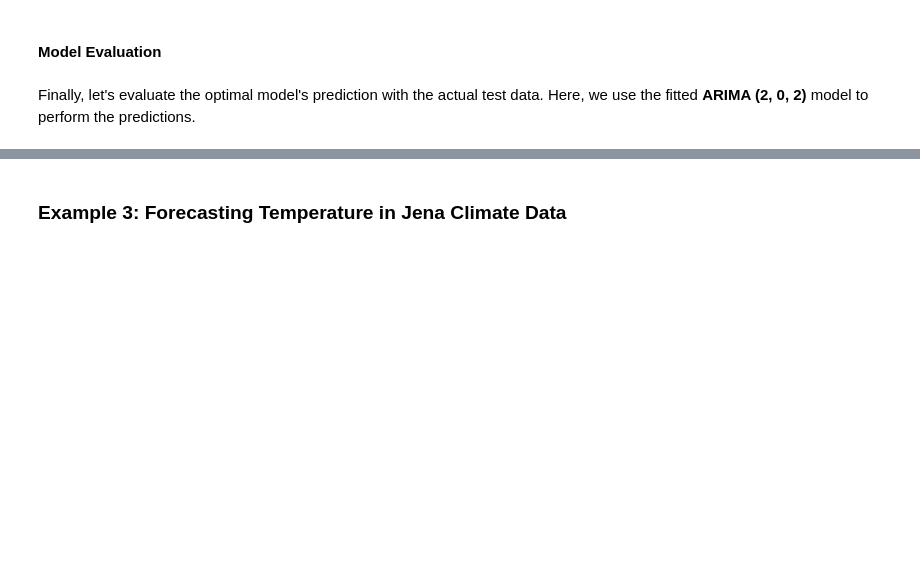
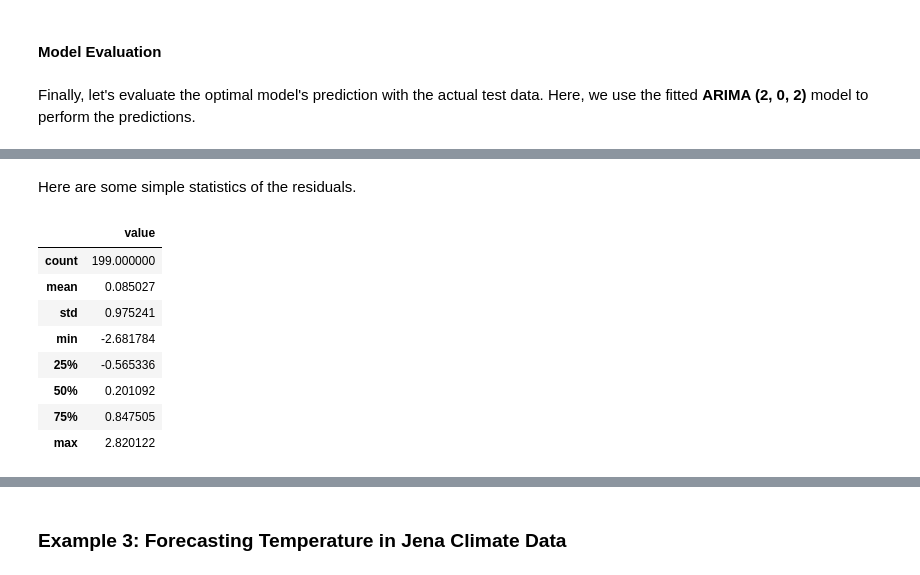
Before and after one commit to norbertgerena/time_series_handbook, a Jupyter notebook: 01_AutoRegressiveIntegratedMovingAverage/01_AutoRegressiveIntegratedMovingAverage.ipynb, the cells around one changed output, grey strips where cells are left out. Cells and saved outputs as stored; diff of their text form; code cells hidden in the pictures; blank space fills up the shorter version.

```diff
--- a/01_AutoRegressiveIntegratedMovingAverage/01_AutoRegressiveIntegratedMovingAverage.ipynb
+++ b/01_AutoRegressiveIntegratedMovingAverage/01_AutoRegressiveIntegratedMovingAverage.ipynb
@@ -751,0 +758,14 @@ As expected, the fitted model fits perfectly the
+# %% [markdown]
+Here are some simple statistics of the residuals.
+# %%
+residuals.describe().to_frame("value")
+# %% [output]
+|  | value |
+| count | 199.000000 |
+| mean | 0.085027 |
+| std | 0.975241 |
+| min | -2.681784 |
+| 25% | -0.565336 |
+| 50% | 0.201092 |
+| 75% | 0.847505 |
+| max | 2.820122 |
```
Also changed, not shown: parts of 15 cells of this notebook.
